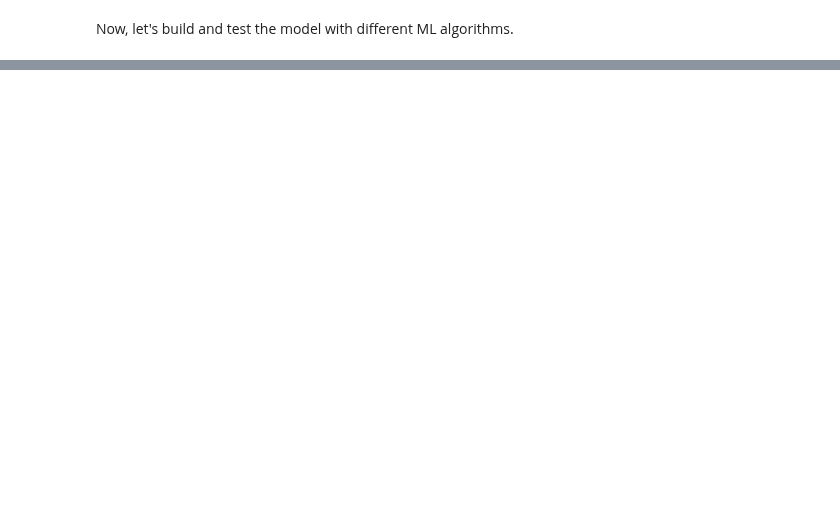
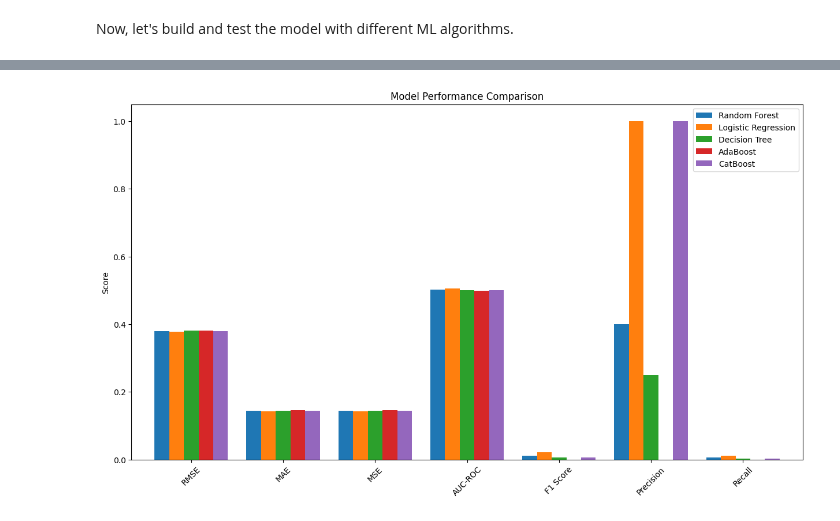
Before and after one commit to Akshat111111/Hedging-of-Financial-Derivatives, a Jupyter notebook: Credit Risk/CreditRisk.ipynb, the cells around one changed output, grey strips where cells are left out. Drawn from its saved outputs; the diff is of its cells as text; code cells hidden in the pictures; blank space fills up the shorter version.

Commit message:
Added evaluation metrics and visualisation

```diff
--- a/Credit Risk/CreditRisk.ipynb
+++ b/Credit Risk/CreditRisk.ipynb
@@ -236,3 +109,6 @@ from sklearn.tree import DecisionTreeClassifier
 # %%
-model2 = DecisionTreeClassifier(max_depth=5,max_leaf_nodes=2**5,class_weight={0:2,1:1})
-model2.fit(X_train,y_train)
+# Decision Tree
+dt_model = DecisionTreeClassifier(max_depth=5, max_leaf_nodes=2**5, class_weight={0:2, 1:1})
+dt_model.fit(X_train, y_train)
+dt_preds = dt_model.predict(X_test)
+dt_metrics = evaluate_model(y_test, dt_preds)
@@ -277,4 +115,6 @@ VERBOSE_EVAL = 50 #Print out metric result
 # %%
-model3 = AdaBoostClassifier(random_state=42,algorithm='SAMME.R',learning_rate=0.8,n_estimators=100)
+# AdaBoost
+ada_model = AdaBoostClassifier(random_state=42, algorithm='SAMME.R', learning_rate=0.8, n_estimators=100)
+ada_model.fit(X_train, y_train)
+ada_preds = ada_model.predict(X_test)
+ada_metrics = evaluate_model(y_test, ada_preds)
-# %%
-model3.fit(X_train,y_train)
@@ -296,2 +121,6 @@ s3 = rmse(a,b), mae(a,b), mse(a,b)
 # %%
-model4 = CatBoostClassifier(iterations=500, learning_rate=0.02, depth=12, eval_metric='AUC', random_seed = 2018, bagging_temperature = 0.2, od_type='Iter', metric_period = VERBOSE_EVAL, od_wait=100)
+# CatBoost
+cat_model = CatBoostClassifier(iterations=500, learning_rate=0.02, depth=12, eval_metric='AUC', random_seed=2018, bagging_temperature=0.2, od_type='Iter', metric_period=50, od_wait=100)
+cat_model.fit(X_train, y_train, verbose=0)
+cat_preds = cat_model.predict(X_test)
+cat_metrics = evaluate_model(y_test, cat_preds)
@@ -359,0 +154,17 @@ We can clearly see that the model using logistical regression performs slightly
+# %%
+# Visualize metrics
+metrics_df = pd.DataFrame({
+    'Random Forest': rf_metrics,
+    'Logistic Regression': lr_metrics,
+    'Decision Tree': dt_metrics,
+    'AdaBoost': ada_metrics,
+    'CatBoost': cat_metrics
+})
+
+metrics_df.plot(kind='bar', figsize=(15, 8),width =0.8)
+plt.title("Model Performance Comparison")
+plt.ylabel("Score")
+plt.xticks(rotation=45)
+plt.show()
+# %% [output]
+[figure, added]
```
Also changed, not shown: parts of 58 cells of this notebook.
